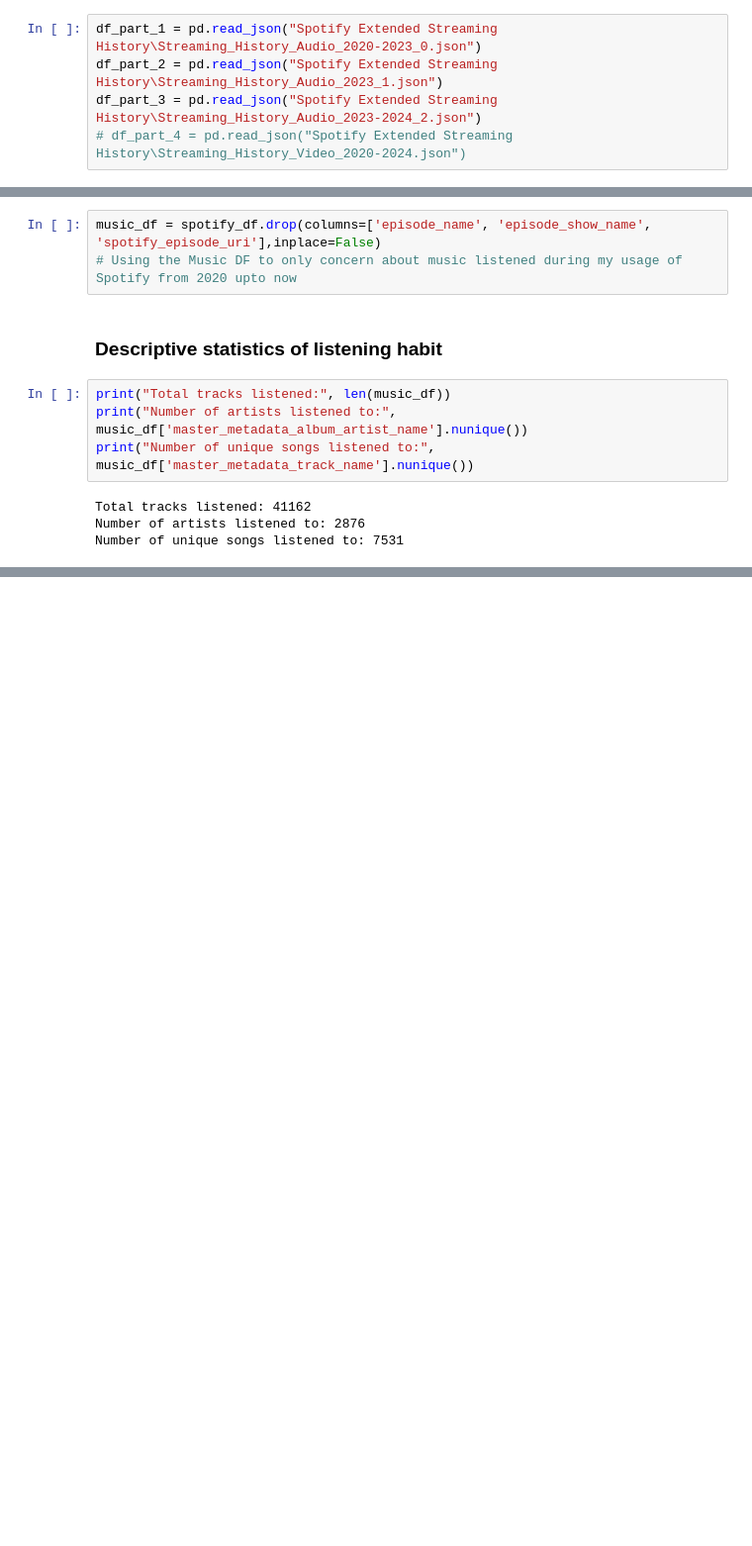
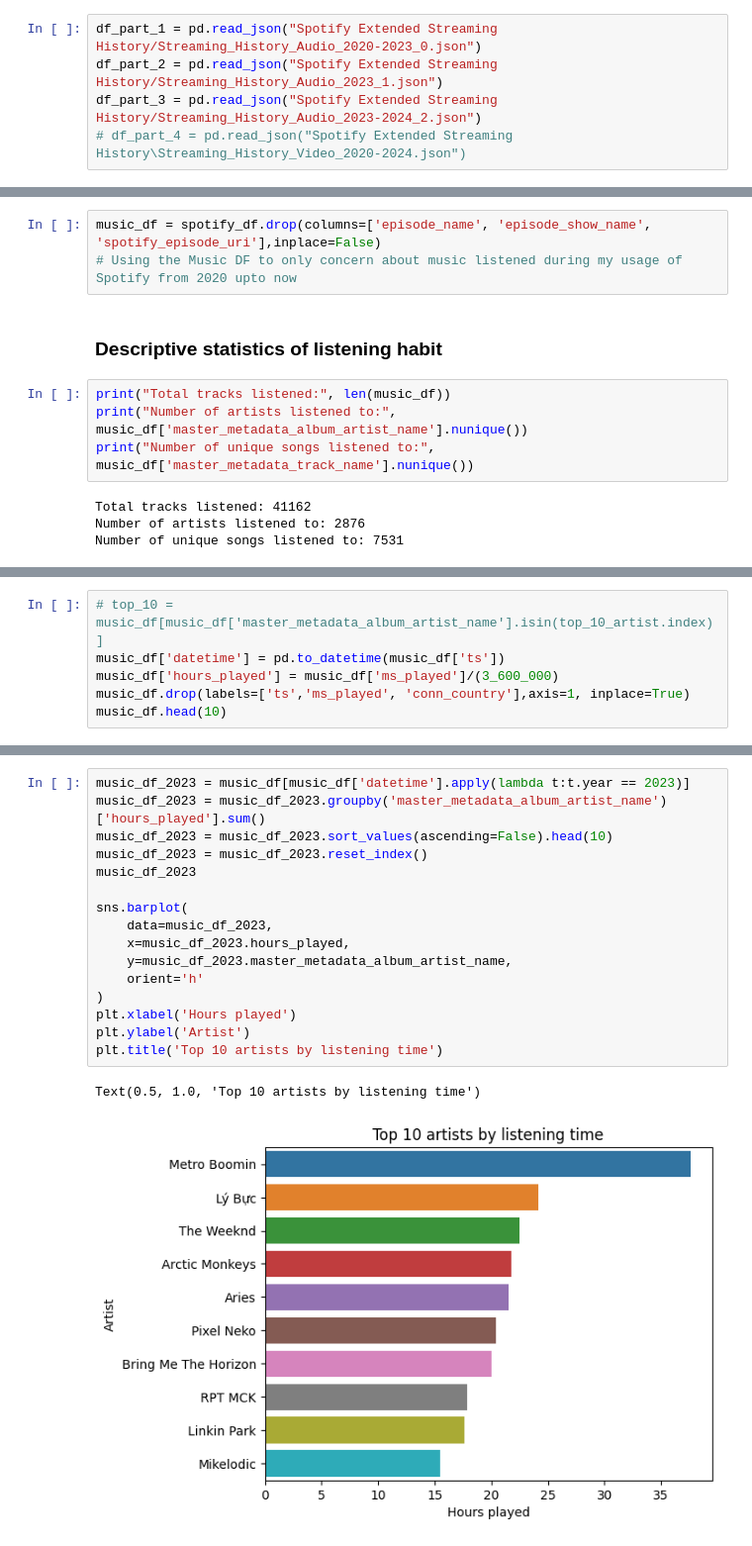
Before and after one commit to nkt1850/Spotify-EDA, a Jupyter notebook: Spotify Data Analysis/Spotify EDA.ipynb, the cells around one changed output, grey strips where cells are left out. Shown: that part at 99% size. Cells and saved outputs as stored; diff of their text form; blank space fills up the shorter version.

Commit message:
Update top 10 artists
Creating script to update top 10 artists by listening time

```diff
--- a/Spotify Data Analysis/Spotify EDA.ipynb
+++ b/Spotify Data Analysis/Spotify EDA.ipynb
@@ -10,9 +10,9 @@ os.getcwd()
 # %% [markdown]
 Read 4 json files and transform them into DataFrames, then concat into 1 final DataFrame (df)
 # %%
-df_part_1 = pd.read_json("Spotify Extended Streaming History\Streaming_History_Audio_2020-2023_0.json")
-df_part_2 = pd.read_json("Spotify Extended Streaming History\Streaming_History_Audio_2023_1.json")
-df_part_3 = pd.read_json("Spotify Extended Streaming History\Streaming_History_Audio_2023-2024_2.json")
+df_part_1 = pd.read_json("Spotify Extended Streaming History/Streaming_History_Audio_2020-2023_0.json")
+df_part_2 = pd.read_json("Spotify Extended Streaming History/Streaming_History_Audio_2023_1.json")
+df_part_3 = pd.read_json("Spotify Extended Streaming History/Streaming_History_Audio_2023-2024_2.json")
 # df_part_4 = pd.read_json("Spotify Extended Streaming History\Streaming_History_Video_2020-2024.json")
 # %%
 # Concat all given DataFrames into 1 DF for further analyses
@@ -47,0 +62,6 @@ NameError: name 'Descending' is not defined
+# %%
+# top_10 = music_df[music_df['master_metadata_album_artist_name'].isin(top_10_artist.index)]
+music_df['datetime'] = pd.to_datetime(music_df['ts'])
+music_df['hours_played'] = music_df['ms_played']/(3_600_000)
+music_df.drop(labels=['ts','ms_played', 'conn_country'],axis=1, inplace=True)
+music_df.head(10)
@@ -47,0 +80,19 @@ NameError: name 'Descending' is not defined
+# %%
+music_df_2023 = music_df[music_df['datetime'].apply(lambda t:t.year == 2023)]
+music_df_2023 = music_df_2023.groupby('master_metadata_album_artist_name')['hours_played'].sum()
+music_df_2023 = music_df_2023.sort_values(ascending=False).head(10)
+music_df_2023 = music_df_2023.reset_index()
+music_df_2023
+
+sns.barplot(
+    data=music_df_2023,
+    x=music_df_2023.hours_played,
+    y=music_df_2023.master_metadata_album_artist_name,
+    orient='h'
+)
+plt.xlabel('Hours played')
+plt.ylabel('Artist')
+plt.title('Top 10 artists by listening time')
+# %% [output]
+Text(0.5, 1.0, 'Top 10 artists by listening time')
+[figure, added]
```
Also changed, not shown: parts of 7 cells of this notebook.
